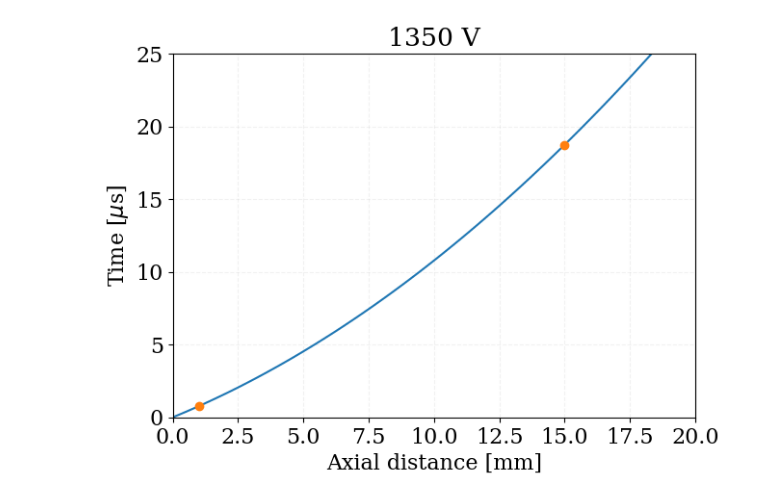
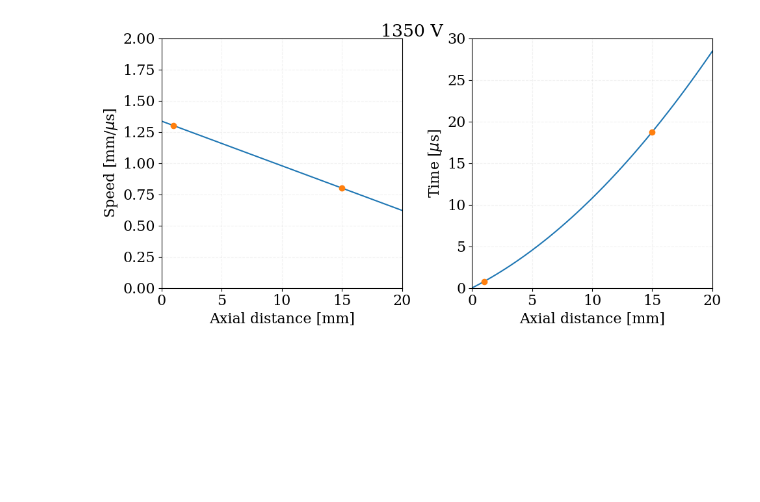
Before and after one commit to sdporzio/Geant4AlphaSourceLamp, a Jupyter notebook: ana/velocity.ipynb, the cells around one changed output. Drawn from its saved outputs; the diff is of its cells as text; code cells hidden in the pictures; blank space fills up the shorter version.

```diff
--- a/ana/velocity.ipynb
+++ b/ana/velocity.ipynb
@@ -28,22 +118,42 @@ def decodeList(l):
 # %%
+# 1.3 mm/us at 0.1 cm
+# 0.8 mm/us at 1.5 cm
+speed_xs = [1,15]
+speed_ys = [1.3,0.8]
+
+time_xs = [0,1,15]
+time_ys = [0,1/1.3,15/0.8]
+
 def eSpeed(dist):
     from scipy import interpolate
+    f = interpolate.interp1d(speed_xs, speed_ys, kind='linear', fill_value='extrapolate')
+    return f(dist)
 
-    xs = [0,1,15]
-    ys = [0,1/1.3,15/0.8]
-    f = interpolate.interp1d(xs, ys, kind='quadratic', fill_value='extrapolate')
+def eTime(dist):
+    from scipy import interpolate
+    f = interpolate.interp1d(time_xs, time_ys, kind='quadratic', fill_value='extrapolate')
     return f(dist)
 
 xrange = np.linspace(0,20,100)
-plt.figure(figsize=(7,5),facecolor='white',dpi=100)
-plt.plot(xrange,f(xrange))
-plt.plot(xs[1:],ys[1:],ls='',marker='o')
+plt.figure(figsize=(10,5),facecolor='white',dpi=100)
+plt.subplot(121)
+plt.plot(xrange,eSpeed(xrange))
+plt.plot(speed_xs,speed_ys,ls='',marker='o')
 plt.grid(ls='--',color='C7',alpha=0.1)
-plt.title("1350 V")
+plt.xlabel("Axial distance [mm]")
+plt.ylabel(r"Speed [mm/$\mu$s]")
+plt.xlim(0,20)
+plt.ylim(0,2)
+plt.subplot(122)
+plt.plot(xrange,eTime(xrange))
+plt.plot(time_xs[1:],time_ys[1:],ls='',marker='o')
+plt.grid(ls='--',color='C7',alpha=0.1)
 plt.xlabel("Axial distance [mm]")
 plt.ylabel(r"Time [$\mu$s]")
 plt.xlim(0,20)
-plt.ylim(0,25)
+plt.ylim(0,30)
+plt.suptitle("1350 V")
+plt.tight_layout()
 plt.show()
 # %% [output]
-[figure, old version]
+[figure, new version]
```
Also changed, not shown: parts of 7 cells of this notebook, 10 other files.
